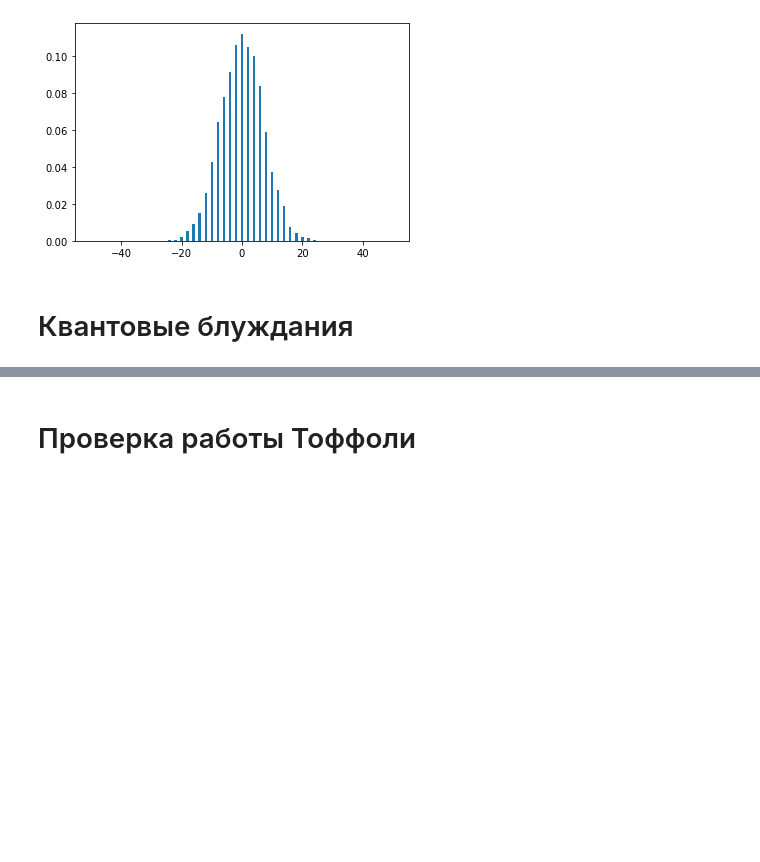
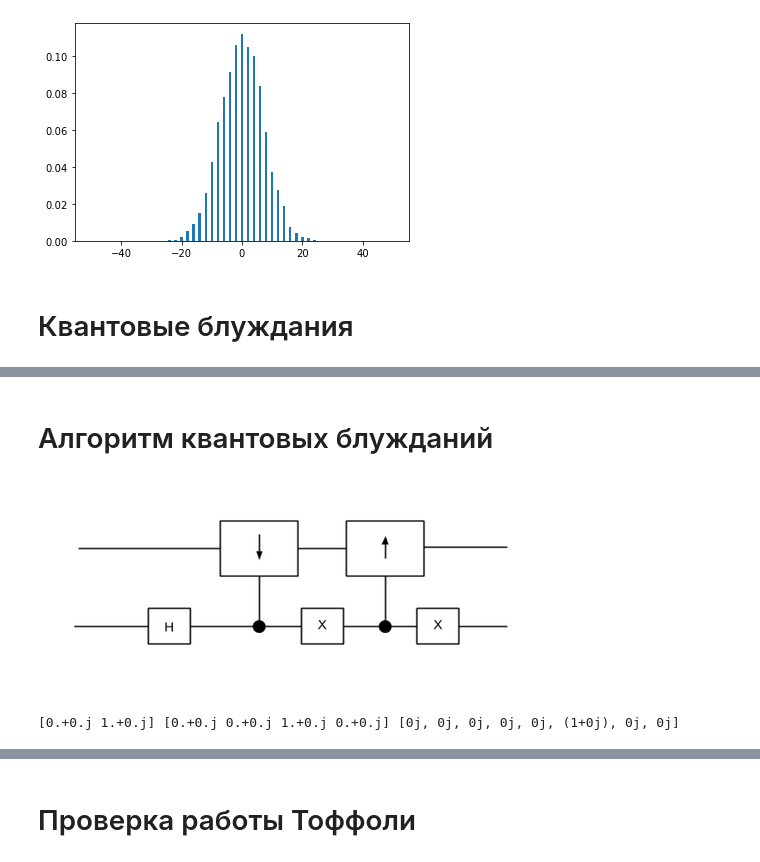
Before and after one commit to Stasononoff/Quantum_Informatics, a Jupyter notebook: Quantum_walk/Quantum_walk.ipynb, the cells around one changed output, grey strips where cells are left out. Saved outputs shown, nothing was run; the diff lists cells and outputs as text; code cells hidden in the pictures; blank space fills up the shorter version.

```diff
--- a/Quantum_walk/Quantum_walk.ipynb
+++ b/Quantum_walk/Quantum_walk.ipynb
@@ -126,2 +135,8 @@ def Subtraction_operator(state, wires):
+# %% [markdown]
+# Алгоритм квантовых блужданий
+# %%
+Image('step.png')
+# %% [output]
+[figure, added]
 # %%
 def step(state, wires):
@@ -177,3 +192,21 @@ def get_statistics(coefs):
     res = np.array([num_list, projection_list])
 
     return res
+# %%
+random.seed(2)
+
+n = 2
+state0 = Qpsi(1)
+state1 = Qpsi(n)
+state = Qpsi(n+1)
+
+state0.build_zero_state()
+state0.apply_U(X(), [0])
+state1.build_zero_state()
+state1.apply_U(X(), [0])
+
+state.set_coefs(np.kron(state1.get_coefs(), state0.get_coefs()))
+
+print(state0.get_coefs(),state1.get_coefs(), list(state.get_coefs()))
+# %% [output]
+[0.+0.j 1.+0.j] [0.+0.j 0.+0.j 1.+0.j 0.+0.j] [0j, 0j, 0j, 0j, 0j, (1+0j), 0j, 0j]
```
Also changed, not shown: parts of 25 cells of this notebook, 9 other files.
